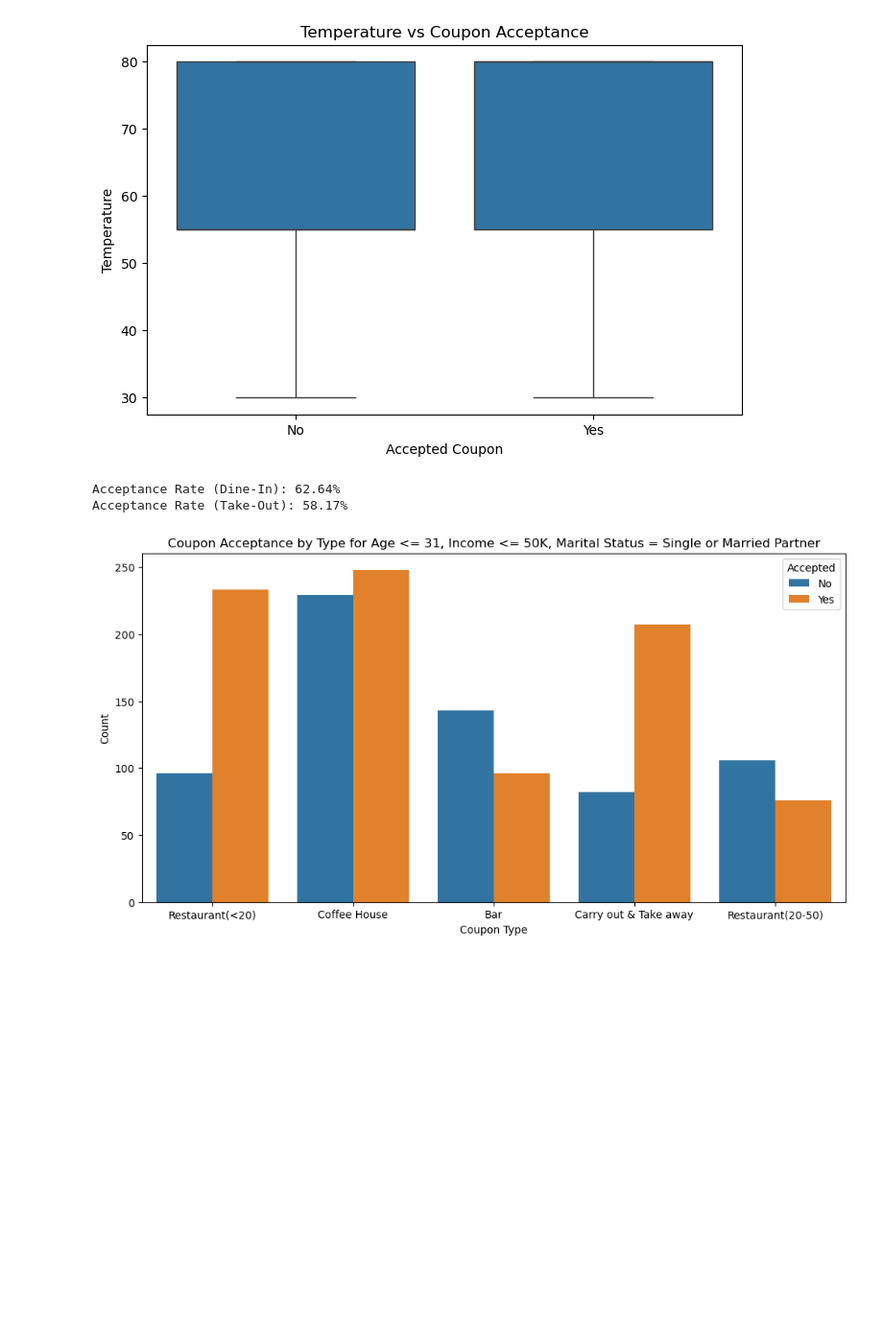
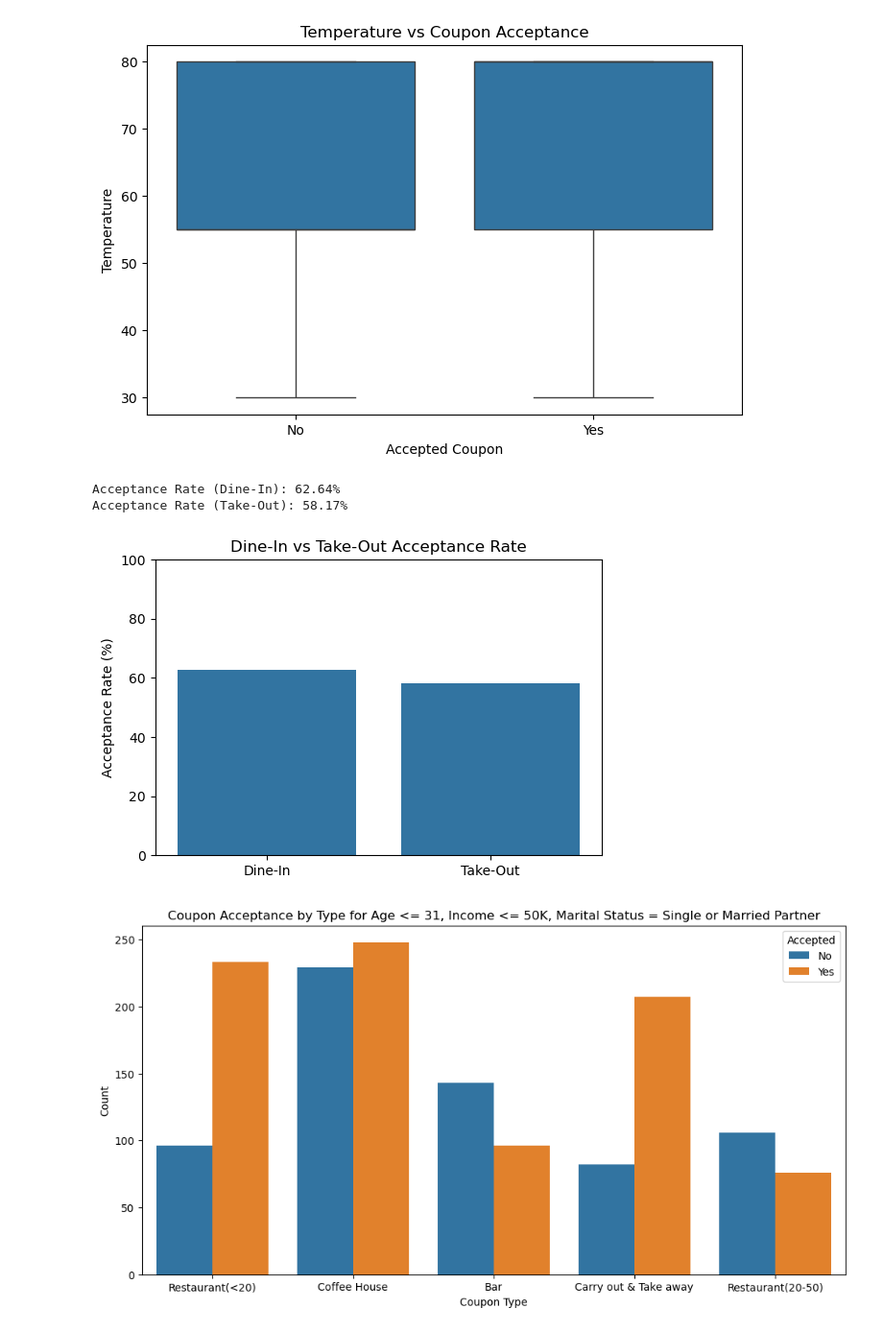
Before and after one commit to hiteshh-aemf/aiml-assignment_5.1, a Jupyter notebook: assignment_5.1.ipynb, the cells around one changed output. Shown: that part at 96% size. Saved outputs shown, nothing was run; the diff lists cells and outputs as text; code cells hidden in the pictures; blank space fills up the shorter version.

```diff
--- a/assignment_5.1.ipynb
+++ b/assignment_5.1.ipynb
@@ -301,19 +315,29 @@ plt.show()
 # %%
 #compare the acceptance rate between dine in vs take out coupons.
 # Filter data for 'Restaurant' coupons
 restaurant_data = data[~data['coupon'].isin(['Carry out & Take away', 'Coffee House', 'Bar'])]
 restaurant_data.head()
 # Acceptance rate for dine-in vs take-out
 dine_in = restaurant_data[restaurant_data['RestaurantLessThan20'].isin(['1~3', '4~8', 'gt8'])]
 take_out = restaurant_data[restaurant_data['RestaurantLessThan20'].isin(['never', 'less1'])]
 acceptance_rate_dine_in = dine_in['Y'].mean() * 100
 acceptance_rate_take_out = take_out['Y'].mean() * 100
 print(f'Acceptance Rate (Dine-In): {acceptance_rate_dine_in:.2f}%')
 print(f'Acceptance Rate (Take-Out): {acceptance_rate_take_out:.2f}%')
 # Drivers who use dine-in coupons have a higher acceptance rate compared to those who use take-out coupons.
+
+#plot the acceptance_rate of dine-in vs take-out
+plt.figure(figsize=(6, 4))
+sns.barplot(x=['Dine-In', 'Take-Out'], y=[acceptance_rate_dine_in, acceptance_rate_take_out])
+plt.ylim(0, 100)
+plt.title('Dine-In vs Take-Out Acceptance Rate')
+plt.ylabel('Acceptance Rate (%)')
+plt.savefig('images/dine_in_vs_take_out_acceptance_rate.png', bbox_inches='tight')
+plt.show()
 # %% [output]
 Acceptance Rate (Dine-In): 62.64%
 Acceptance Rate (Take-Out): 58.17%
+[figure, added]
 # %%
 # visualie the acceptance_rate for age <= 31, income <= 50K, and maritalStatus = 'Single' or 'married partner' with type of total_coupons
 filtered_data = data[
```
Also changed, not shown: parts of 4 cells of this notebook, 17 other files.
